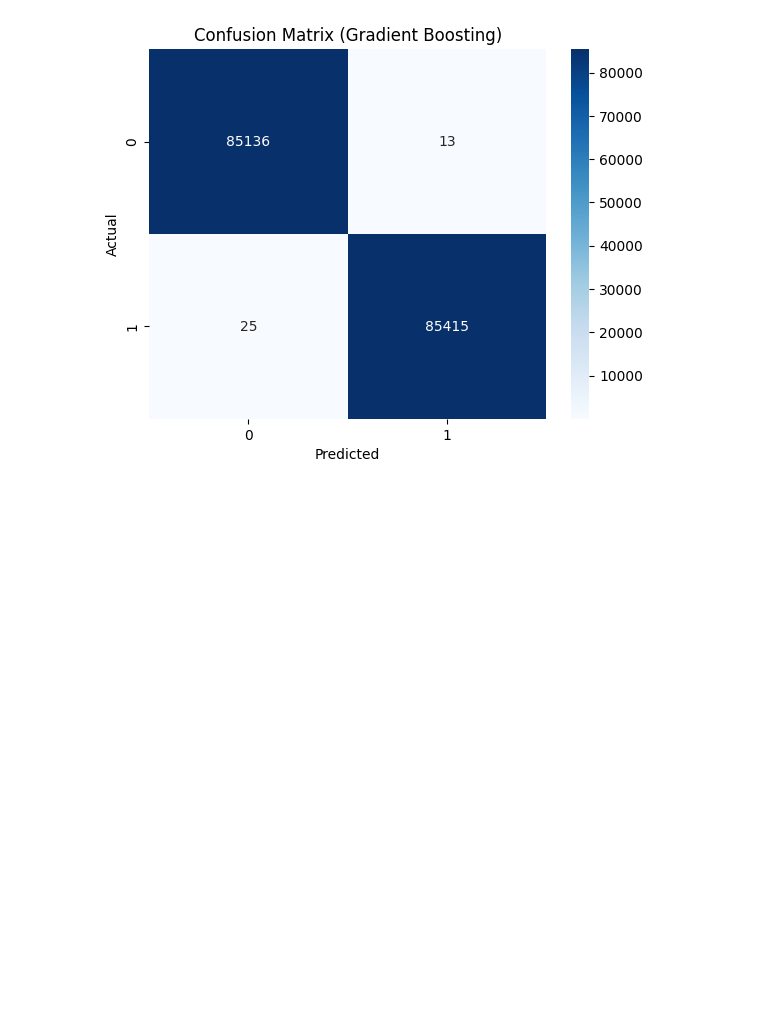
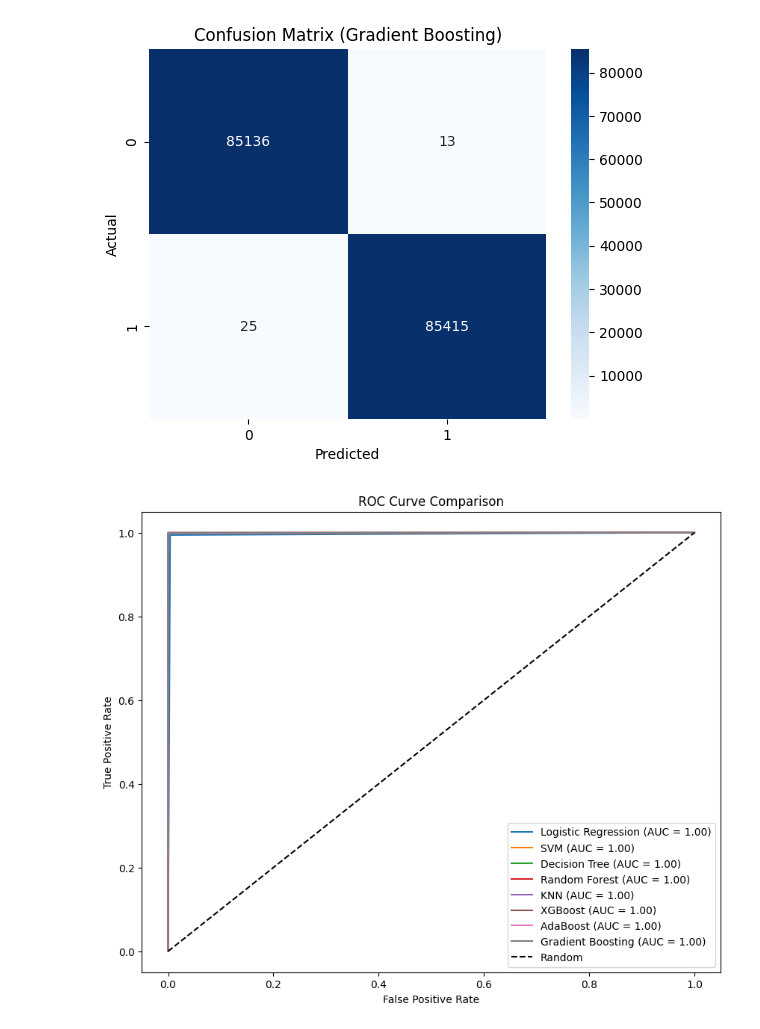
Before and after one commit to houssenedao/Credit-Card-Fraud-Detection-System, a Jupyter notebook: ml model/credit-card-fraud-detection.ipynb, the cells around one changed output. Saved outputs shown, nothing was run; the diff lists cells and outputs as text; code cells hidden in the pictures; blank space fills up the shorter version.

Commit message:
Update execution counts and add new output cell in notebook
Incremented execution counts for all code cells in credit-card-fraud-detection.ipynb and replaced an empty code cell at the end with a new cell containing a plot output. No changes to code logic or data processing.

```diff
--- a/ml model/credit-card-fraud-detection.ipynb
+++ b/ml model/credit-card-fraud-detection.ipynb
@@ -421,3 +421,57 @@ Confusion Matrix (Gradient Boosting):
 [[85136    13]
  [   25 85415]]
 [figure]
+# %%
+from sklearn.metrics import roc_curve, auc
+
+# Compute ROC curve and AUC for each model
+plt.figure(figsize=(10, 8))
+
+# Logistic Regression
+fpr_lr, tpr_lr, _ = roc_curve(y_test, y_pred)
+auc_lr = auc(fpr_lr, tpr_lr)
+plt.plot(fpr_lr, tpr_lr, label=f'Logistic Regression (AUC = {auc_lr:.2f})')
+
+# SVM
+fpr_svm, tpr_svm, _ = roc_curve(y_test, y_pred_svm)
+auc_svm = auc(fpr_svm, tpr_svm)
+plt.plot(fpr_svm, tpr_svm, label=f'SVM (AUC = {auc_svm:.2f})')
+
+# Decision Tree
+fpr_dt, tpr_dt, _ = roc_curve(y_test, y_pred_dt)
+auc_dt = auc(fpr_dt, tpr_dt)
+plt.plot(fpr_dt, tpr_dt, label=f'Decision Tree (AUC = {auc_dt:.2f})')
+
+# Random Forest
+fpr_rf, tpr_rf, _ = roc_curve(y_test, y_pred_rf)
+auc_rf = auc(fpr_rf, tpr_rf)
+plt.plot(fpr_rf, tpr_rf, label=f'Random Forest (AUC = {auc_rf:.2f})')
+
+# KNN
+fpr_knn, tpr_knn, _ = roc_curve(y_test, y_pred_knn)
+auc_knn = auc(fpr_knn, tpr_knn)
+plt.plot(fpr_knn, tpr_knn, label=f'KNN (AUC = {auc_knn:.2f})')
+
+# XGBoost
+fpr_xgb, tpr_xgb, _ = roc_curve(y_test, y_pred_xgb)
+auc_xgb = auc(fpr_xgb, tpr_xgb)
+plt.plot(fpr_xgb, tpr_xgb, label=f'XGBoost (AUC = {auc_xgb:.2f})')
+
+# AdaBoost
+fpr_ada, tpr_ada, _ = roc_curve(y_test, y_pred_ada)
+auc_ada = auc(fpr_ada, tpr_ada)
+plt.plot(fpr_ada, tpr_ada, label=f'AdaBoost (AUC = {auc_ada:.2f})')
+
+# Gradient Boosting
+fpr_gb, tpr_gb, _ = roc_curve(y_test, y_pred_gb)
+auc_gb = auc(fpr_gb, tpr_gb)
+plt.plot(fpr_gb, tpr_gb, label=f'Gradient Boosting (AUC = {auc_gb:.2f})')
+
+plt.plot([0, 1], [0, 1], 'k--', label='Random')
+plt.xlabel('False Positive Rate')
+plt.ylabel('True Positive Rate')
+plt.title('ROC Curve Comparison')
+plt.legend(loc='lower right')
+plt.show()
+# %% [output]
+[figure, added]
```
